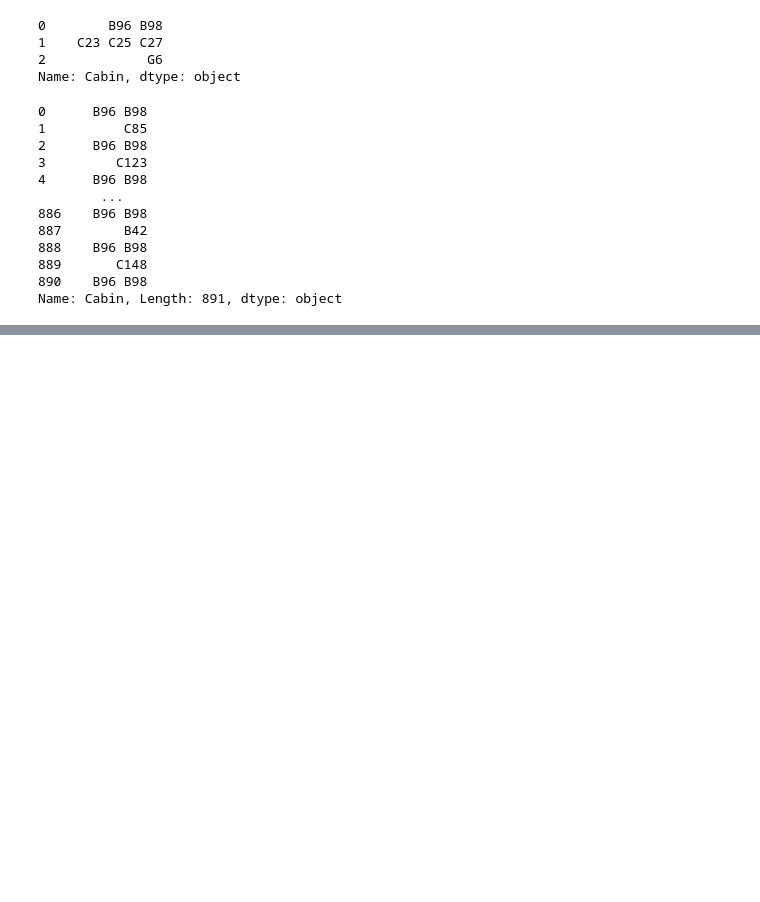
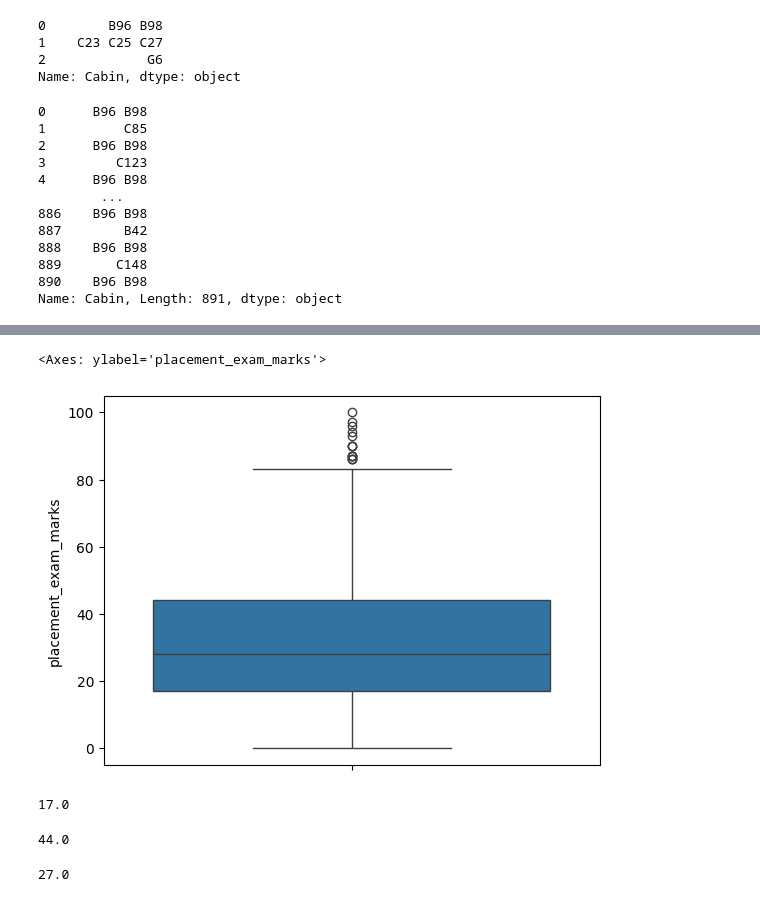
Before and after one commit to Hunnykumar007/SimpleLinearAlgorithm, a Jupyter notebook: notebooks/Feature_Engineering.ipynb, the cells around one changed output, grey strips where cells are left out. Drawn from its saved outputs; the diff is of its cells as text; code cells hidden in the pictures; blank space fills up the shorter version.

```diff
--- a/notebooks/Feature_Engineering.ipynb
+++ b/notebooks/Feature_Engineering.ipynb
@@ -711,0 +863,5 @@ Name: Cabin, Length: 891, dtype: object
+# %%
+sns.boxplot(df3["placement_exam_marks"])
+# %% [output]
+<Axes: ylabel='placement_exam_marks'>
+[figure, added]
@@ -711,0 +873,8 @@ Name: Cabin, Length: 891, dtype: object
+# %%
+percentile25
+# %% [output]
+17.0
+# %%
+percentile75
+# %% [output]
+44.0
@@ -711,0 +884,4 @@ Name: Cabin, Length: 891, dtype: object
+# %%
+IQR
+# %% [output]
+27.0
```
Also changed, not shown: parts of 45 cells of this notebook.
